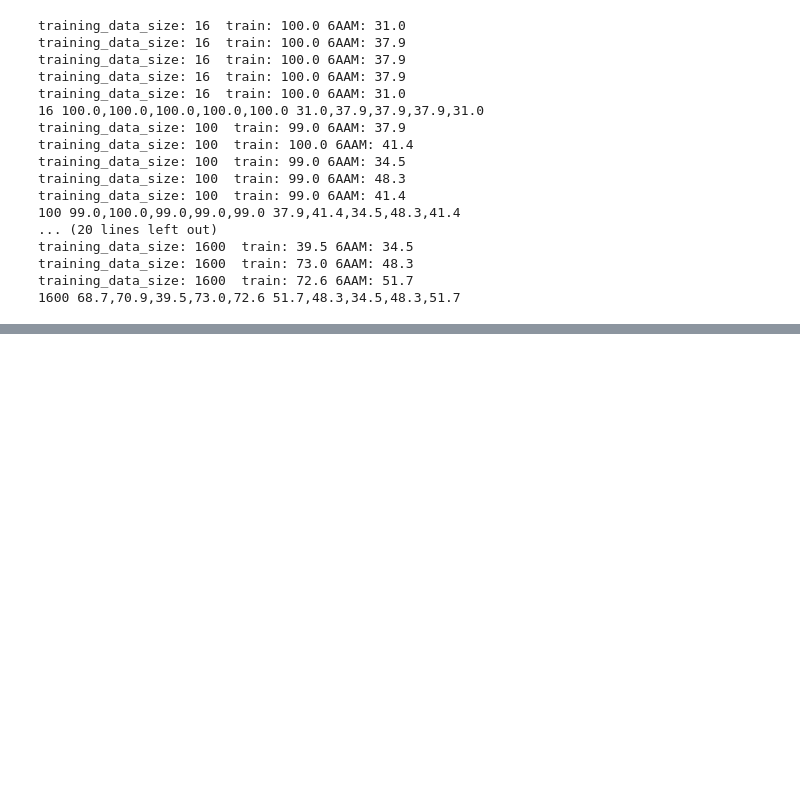
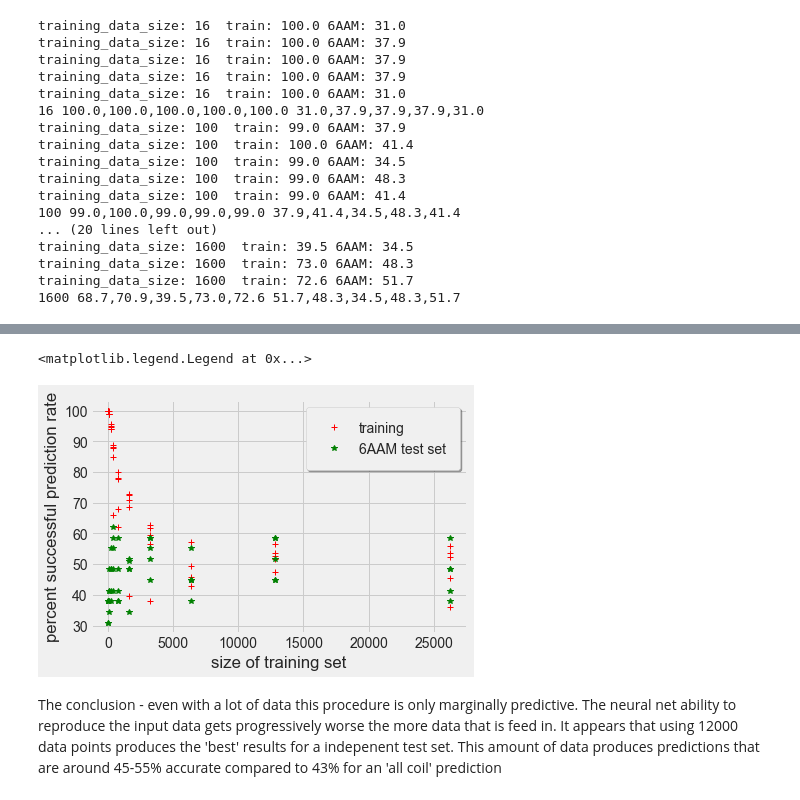
Before and after one commit to ARU-Bioinf-CMA-2020/tw9, a Jupyter notebook: neural_network_for_secondary_structure.ipynb, the cells around one changed output, grey strips where cells are left out. Drawn from its saved outputs; the diff is of its cells as text; code cells hidden in the pictures; blank space fills up the shorter version.

```diff
--- a/neural_network_for_secondary_structure.ipynb
+++ b/neural_network_for_secondary_structure.ipynb
@@ -783,0 +606,38 @@ for k, v in values.items():
+# %%
+# ANSWER success data in Python for a scatter plot
+predict_size_training_6aam =  [(16, (100.0,100.0,100.0,100.0,100.0), (31.0,37.9,37.9,37.9,31.0)),
+                               (100,  (99.0,100.0,99.0,99.0,99.0),  (37.9,41.4,34.5,48.3,41.4)),
+                               (200,  (94.0,94.0,95.0,95.5,94.5), (48.3,48.3,41.4,37.9,55.2)),
+                               (400,  (66.0,88.8,87.8,85.0,88.2), (41.4,58.6,48.3,62.1,55.2)),
+                               (800,  (80.1,67.9,62.2,78.2,77.6), (41.4,48.3,58.6,37.9,37.9)),
+                               (1600, (68.7,70.9,39.5,73.0,72.6), (51.7,48.3,34.5,48.3,51)),
+                               (3200,  (38.1,62.7,61.7,59.5,56.6), (44.8,51.7,55.2,58.6,58.6)),
+                               (6400,  (57.2,45.2,45.7,42.8,49.5), (55.2,44.8,37.9,44.8,44.8)),
+                               (12800, (53.5,52.8,56.5,47.4,51.7),  (58.6,44.8,51.7,44.8,58.6)),
+                               (26242, (45.5,55.8,53.8,52.3,36.0),  (37.9,48.3,58.6,48.3,41.4))]
+training_x = []
+training_y = []
+test_x = []
+test_y = []
+for set_size, training, test in predict_size_training_6aam:
+    for percent in training:
+        training_x.append(set_size)
+        training_y.append(percent)
+    for percent in test:
+        test_x.append(set_size)
+        test_y.append(percent)
+# %%
+# ANSWER
+%matplotlib inline
+import matplotlib.pyplot as plt
+plt.style.use('fivethirtyeight')
+plt.plot(training_x, training_y, '+', color='red', label='training')
+plt.plot(test_x, test_y, '*', color='green', label='6AAM test set')
+plt.xlabel('size of training set')
+plt.ylabel('percent successful prediction rate')
+plt.legend(fancybox=True, framealpha=1, shadow=True, borderpad=1, frameon=True)
+# %% [output]
+<matplotlib.legend.Legend at 0x...>
+[figure, added]
+# %% [markdown]
+The conclusion - even with a lot of data this procedure is only marginally predictive. The neural net ability to reproduce the input data gets progressively worse the more data that is feed in. It appears that using 12000 data points produces the 'best' results for a indepenent test set. This amount of data produces predictions that are around 45-55% accurate compared to 43% for an 'all coil' prediction
```
Also changed, not shown: parts of 38 cells of this notebook.
